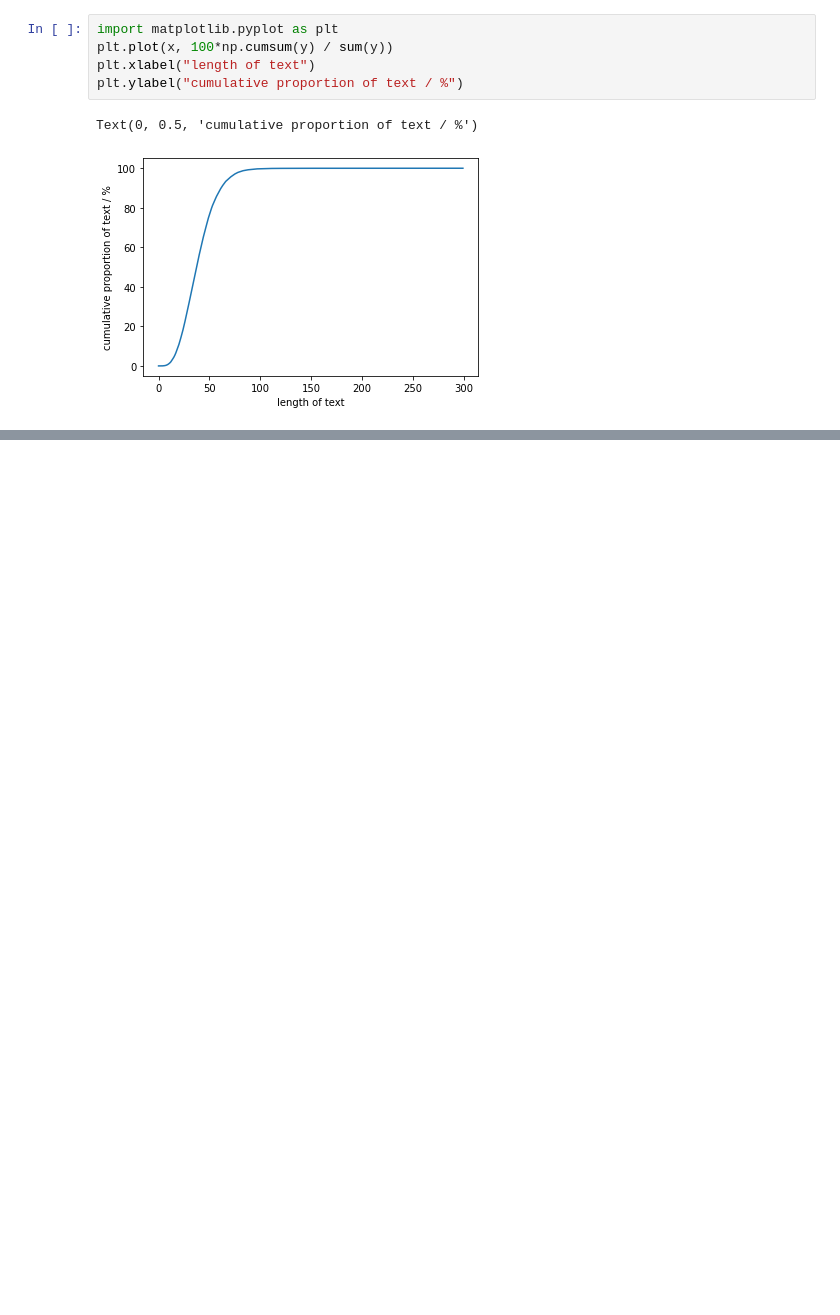
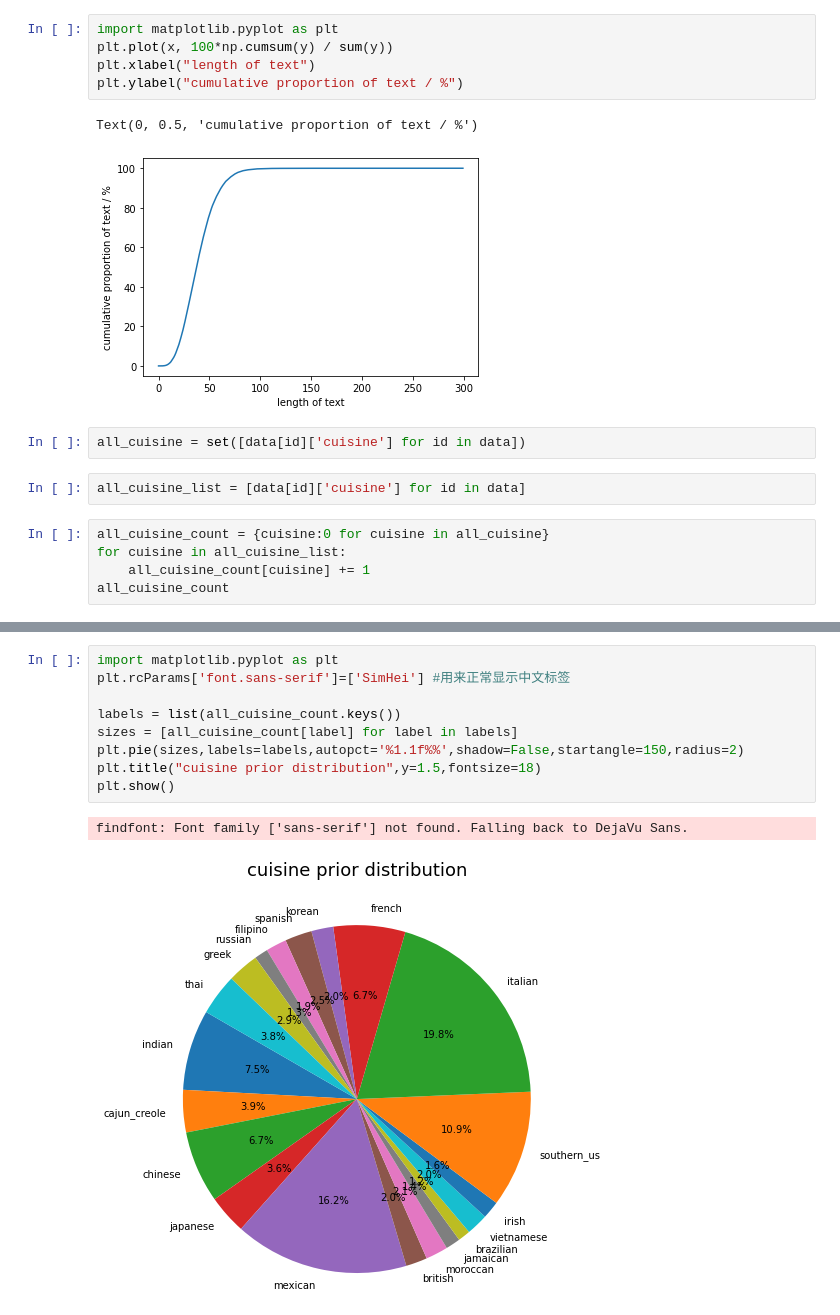
Before and after one commit to zhangjf-nlp/CuisineClassification, a Jupyter notebook: data/data_analysis.ipynb, the cells around one changed output, grey strips where cells are left out. Drawn from its saved outputs; the diff is of its cells as text; blank space fills up the shorter version.

```diff
--- a/data/data_analysis.ipynb
+++ b/data/data_analysis.ipynb
@@ -75,3 +85,12 @@ plt.ylabel("cumulative proportion of text / %")
 # %% [output]
 Text(0, 0.5, 'cumulative proportion of text / %')
 [figure]
+# %%
+all_cuisine = set([data[id]['cuisine'] for id in data])
+# %%
+all_cuisine_list = [data[id]['cuisine'] for id in data]
+# %%
+all_cuisine_count = {cuisine:0 for cuisine in all_cuisine}
+for cuisine in all_cuisine_list:
+    all_cuisine_count[cuisine] += 1
+all_cuisine_count
@@ -77,0 +118,12 @@ Text(0, 0.5, 'cumulative proportion of text / %')
+# %%
+import matplotlib.pyplot as plt
+plt.rcParams['font.sans-serif']=['SimHei'] #用来正常显示中文标签
+
+labels = list(all_cuisine_count.keys())
+sizes = [all_cuisine_count[label] for label in labels]
+plt.pie(sizes,labels=labels,autopct='%1.1f%%',shadow=False,startangle=150,radius=2)
+plt.title("cuisine prior distribution",y=1.5,fontsize=18)
+plt.show()
+# %% [output]
+findfont: Font family ['sans-serif'] not found. Falling back to DejaVu Sans.
+[figure, added]
```
Also changed, not shown: parts of 16 cells of this notebook, 3 other files.
